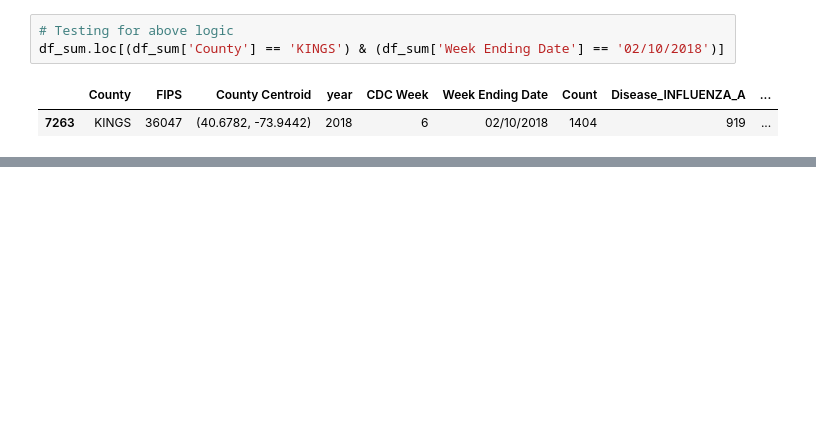
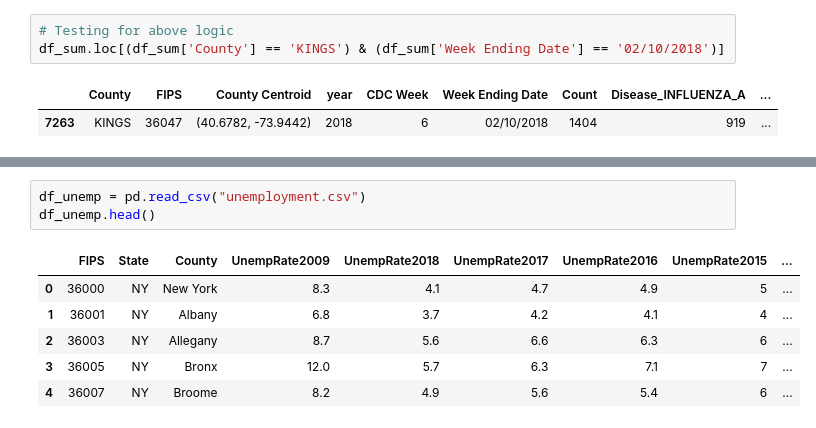
Before and after one commit to shivasanketh-rm/InfluenzaOutbreaks, a Jupyter notebook: InfluenzaOutbreak_DataPreparation.ipynb, the cells around one changed output, grey strips where cells are left out. Saved outputs shown, nothing was run; the diff lists cells and outputs as text; blank space fills up the shorter version.

```diff
--- a/InfluenzaOutbreak_DataPreparation.ipynb
+++ b/InfluenzaOutbreak_DataPreparation.ipynb
@@ -122,0 +137,10 @@ df_sum.loc[(df_sum['County'] == 'KINGS') & (df_sum['Week Ending Date'] == '02/10
+# %%
+df_unemp = pd.read_csv("unemployment.csv")
+df_unemp.head()
+# %% [output]
+|  | FIPS | State | County | UnempRate2009 | UnempRate2018 | UnempRate2017 | UnempRate2016 | UnempRate2015 | ... |
+| 0 | 36000 | NY | New York | 8.3 | 4.1 | 4.7 | 4.9 | 5 | ... |
+| 1 | 36001 | NY | Albany | 6.8 | 3.7 | 4.2 | 4.1 | 4 | ... |
+| 2 | 36003 | NY | Allegany | 8.7 | 5.6 | 6.6 | 6.3 | 6 | ... |
+| 3 | 36005 | NY | Bronx | 12.0 | 5.7 | 6.3 | 7.1 | 7 | ... |
+| 4 | 36007 | NY | Broome | 8.2 | 4.9 | 5.6 | 5.4 | 6 | ... |
```
Also changed, not shown: parts of 14 cells of this notebook.
